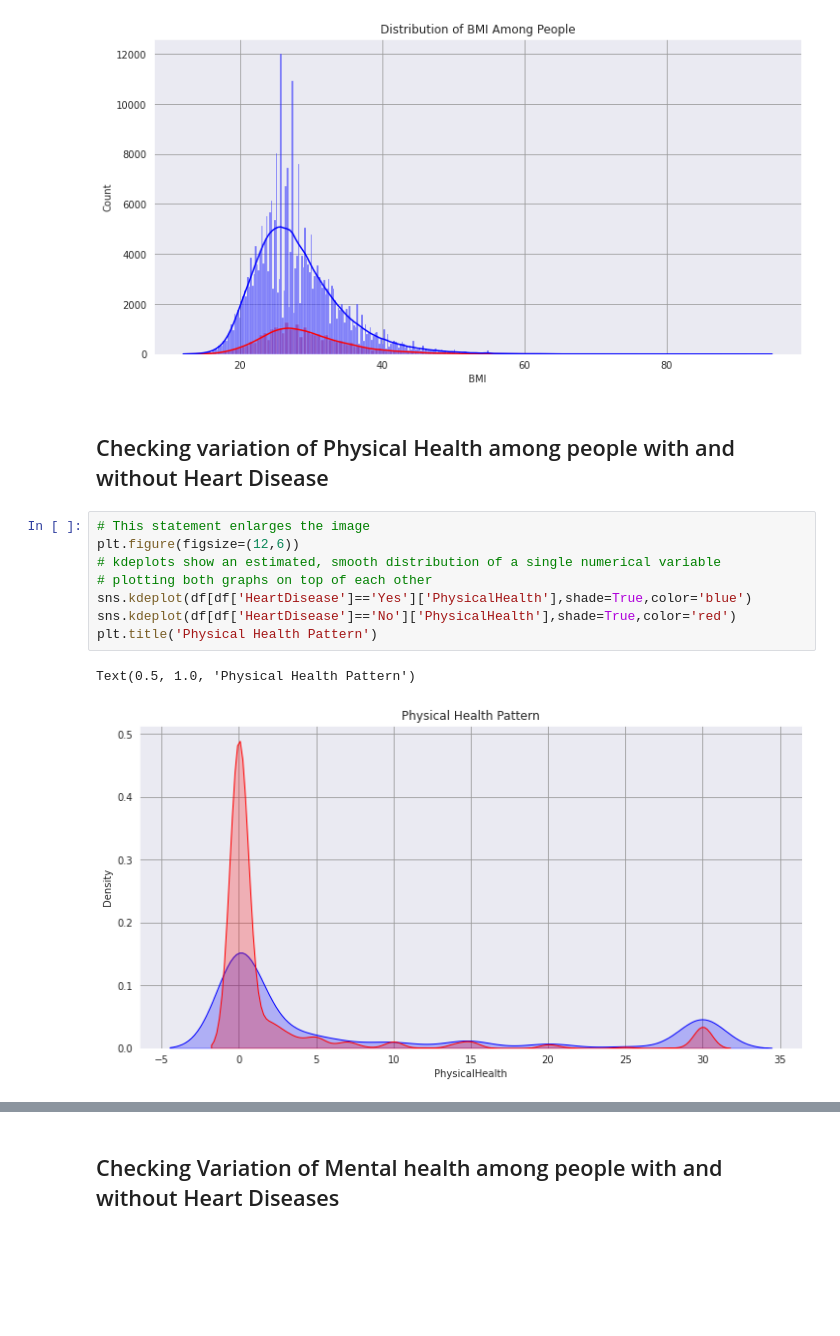
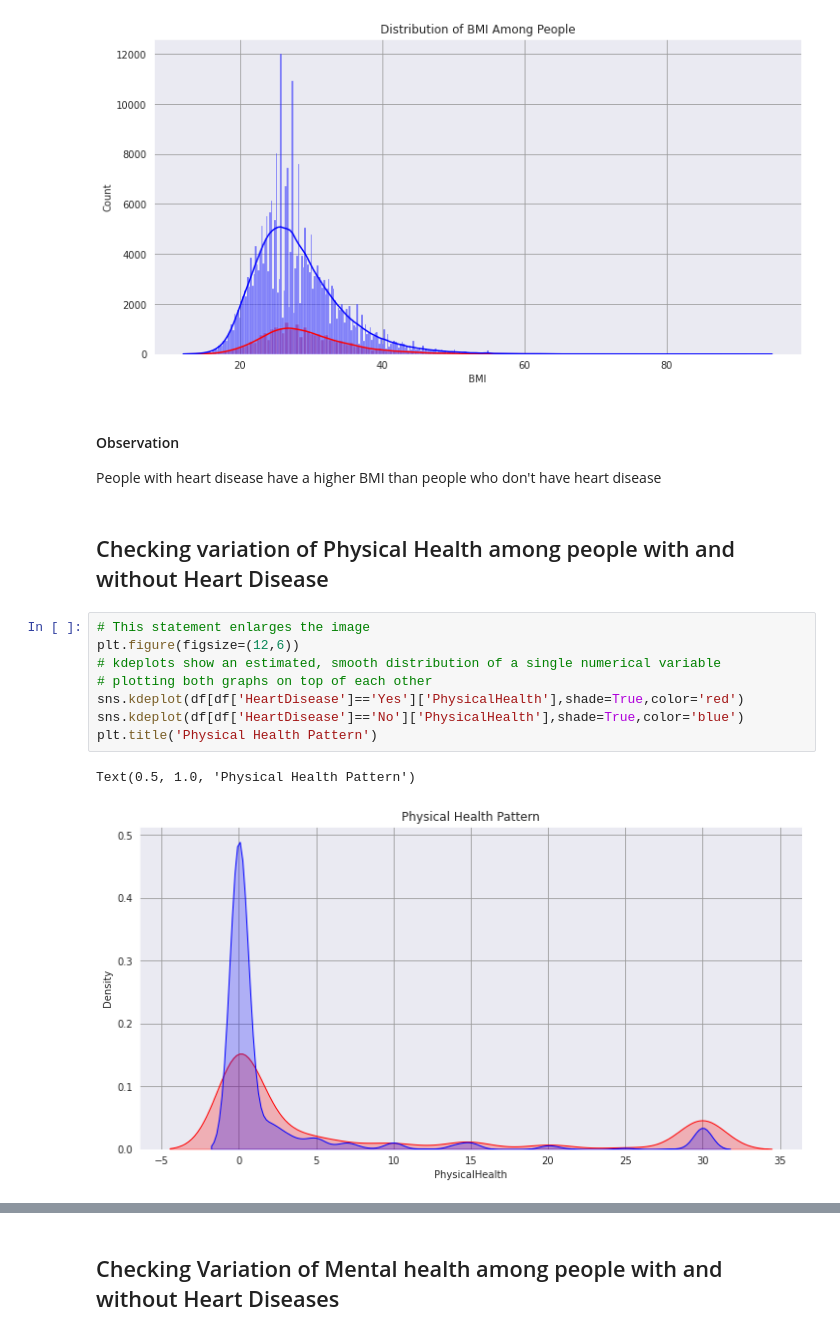
Before and after one commit to BugMasterArka/Practicing-Notebooks, a Jupyter notebook: prediction-of-heart-disease-easy.ipynb, the cells around one changed output, grey strips where cells are left out. Saved outputs shown, nothing was run; the diff lists cells and outputs as text; blank space fills up the shorter version.

Commit message:
Kaggle Notebook | Prediction of Heart Disease ( Easy) | Version 9

```diff
--- a/prediction-of-heart-disease-easy.ipynb
+++ b/prediction-of-heart-disease-easy.ipynb
@@ -141,16 +148,19 @@ plt.title('Distribution of BMI Among People')
 # %% [output]
 Text(0.5, 1.0, 'Distribution of BMI Among People')
 [figure]
+# %% [markdown]
+#### Observation
+People with heart disease have a higher BMI than people who don't have heart disease
 # %% [markdown]
 ## Checking variation of Physical Health among people with and without Heart Disease
 # %%
 # This statement enlarges the image
 plt.figure(figsize=(12,6))
 # kdeplots show an estimated, smooth distribution of a single numerical variable
 # plotting both graphs on top of each other
-sns.kdeplot(df[df['HeartDisease']=='Yes']['PhysicalHealth'],shade=True,color='blue')
-sns.kdeplot(df[df['HeartDisease']=='No']['PhysicalHealth'],shade=True,color='red')
+sns.kdeplot(df[df['HeartDisease']=='Yes']['PhysicalHealth'],shade=True,color='red')
+sns.kdeplot(df[df['HeartDisease']=='No']['PhysicalHealth'],shade=True,color='blue')
 plt.title('Physical Health Pattern')
 # %% [output]
 Text(0.5, 1.0, 'Physical Health Pattern')
-[figure, old version]
+[figure, new version]
```
Also changed, not shown: parts of 20 cells of this notebook.
